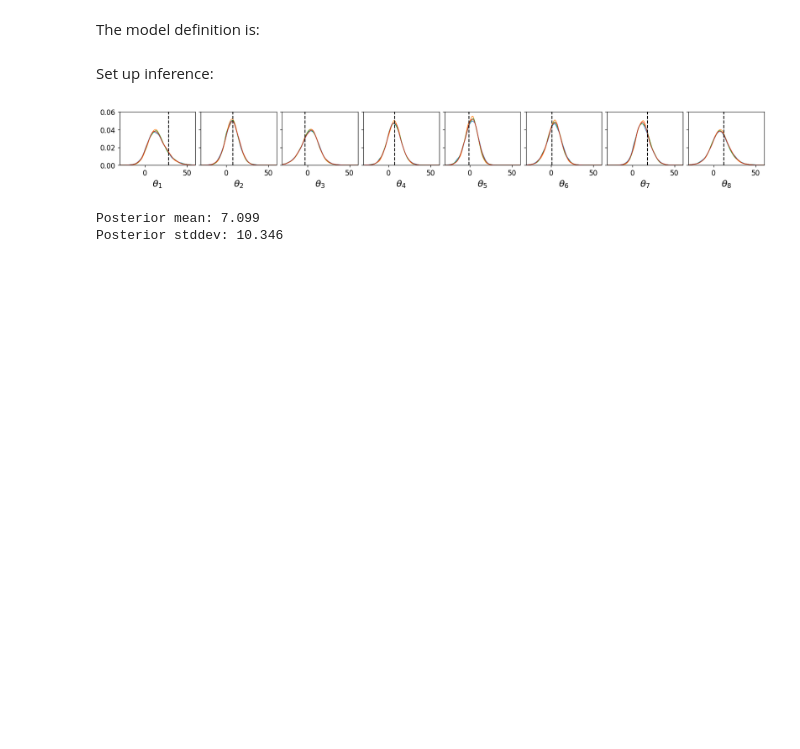
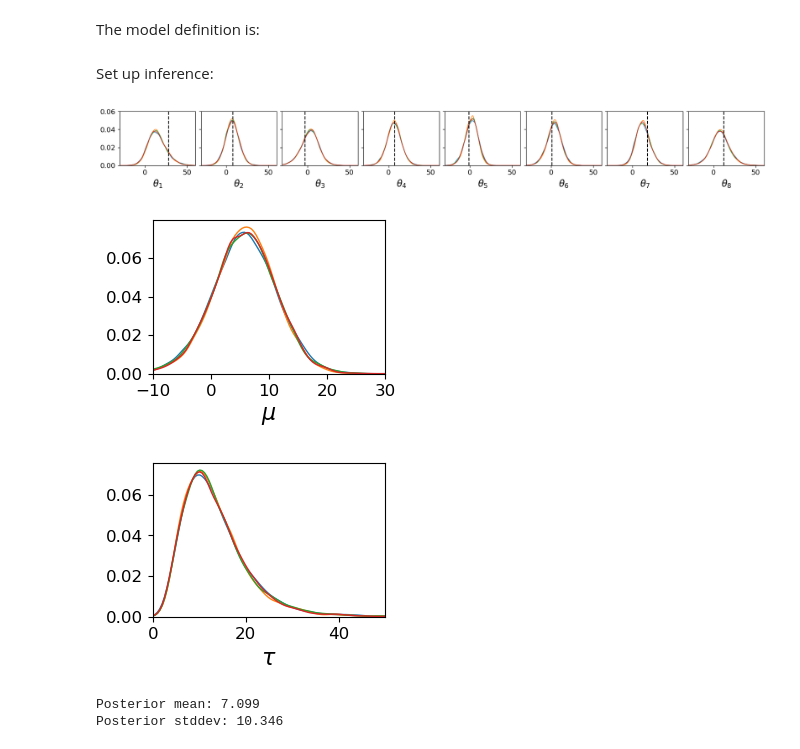
Before and after one commit to UncertaintyInComplexSystems/bamojax, a Jupyter notebook: bamojax/examples/toy_examples/eight_schools.ipynb, the cells around one changed output. Cells and saved outputs as stored; diff of their text form; code cells hidden in the pictures; blank space fills up the shorter version.

```diff
--- a/bamojax/examples/toy_examples/eight_schools.ipynb
+++ b/bamojax/examples/toy_examples/eight_schools.ipynb
@@ -95,19 +93,41 @@ result = engine.run(key)
 # %%
 _, axes = plt.subplots(nrows=1, ncols=J, sharex=True, sharey=True, constrained_layout=True, figsize=(16, 2))
 
 xlim = [-30, 60]
 xrange = jnp.linspace(*xlim, 100)
 
 for i, ax in enumerate(axes):
     for c in range(num_chains):
         pdf = gaussian_kde(result['final_state'].particles['theta'][c, :, i])
         ax.plot(xrange, pdf(xrange), lw=1)
     ax.axvline(x=means[i], ls='--', color='k')
     ax.set_ylim([0.0, 0.06])
     ax.set_xlim(*xlim)
     ax.set_xlabel(fr'$\theta_{i+1}$', fontsize=MEDIUM_SIZE)
+
+mu_range = jnp.linspace(-10, 30, 100)
+plt.figure(figsize=(3, 2))
+ax = plt.gca()
+for c in range(num_chains):
+    pdf = gaussian_kde(result['final_state'].particles['mu'][c, :])
+    ax.plot(mu_range, pdf(mu_range), lw=1)
+ax.set_xlim([-10, 30])
+ax.set_ylim(bottom=0)
+ax.set_xlabel(r'$\mu$', fontsize=MEDIUM_SIZE);
+
+tau_range = jnp.linspace(0, 50, 100)
+plt.figure(figsize=(3, 2))
+ax = plt.gca()
+for c in range(num_chains):
+    pdf = gaussian_kde(result['final_state'].particles['tau'][c, :])
+    ax.plot(tau_range, pdf(tau_range), lw=1)
+ax.set_xlim([0, 50])
+ax.set_ylim(bottom=0)
+ax.set_xlabel(r'$\tau$', fontsize=MEDIUM_SIZE);
 # %% [output]
 [figure]
+[figure, added]
+[figure, added]
 # %%
 posterior_mean = jnp.mean(result['final_state'].particles['theta'].flatten())
 posterior_std = jnp.std(result['final_state'].particles['theta'].flatten())
```
Also changed, not shown: parts of 2 cells of this notebook, 2 other files.
